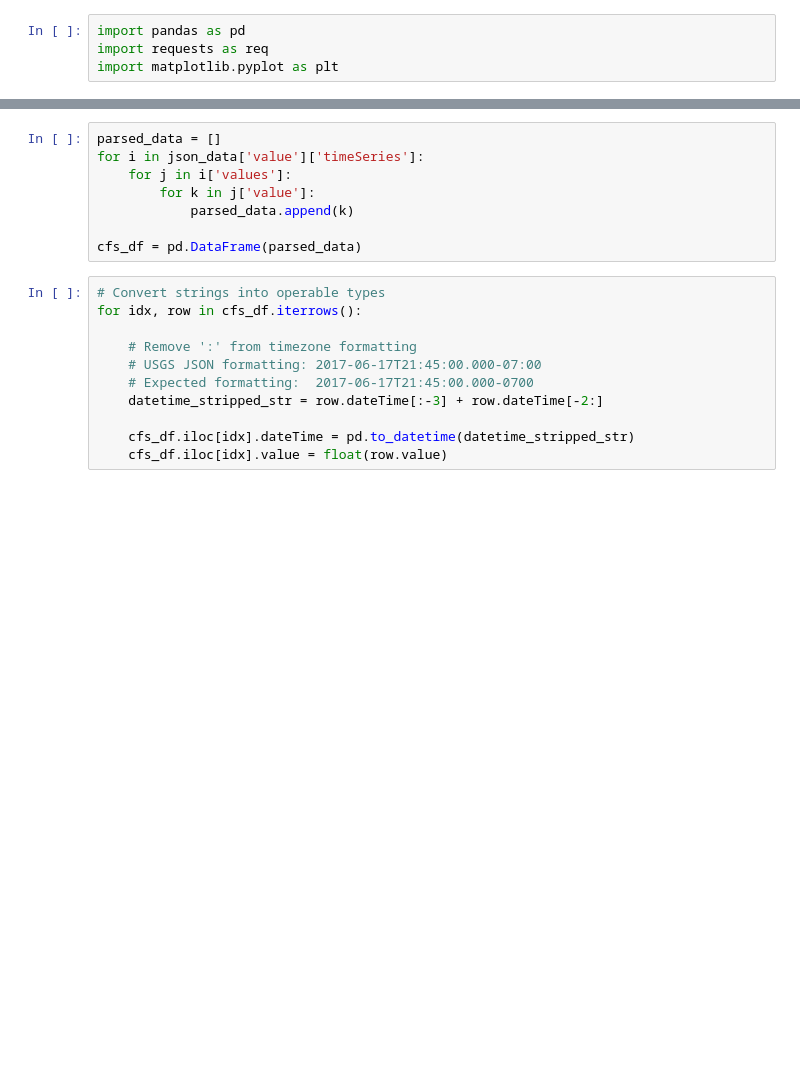
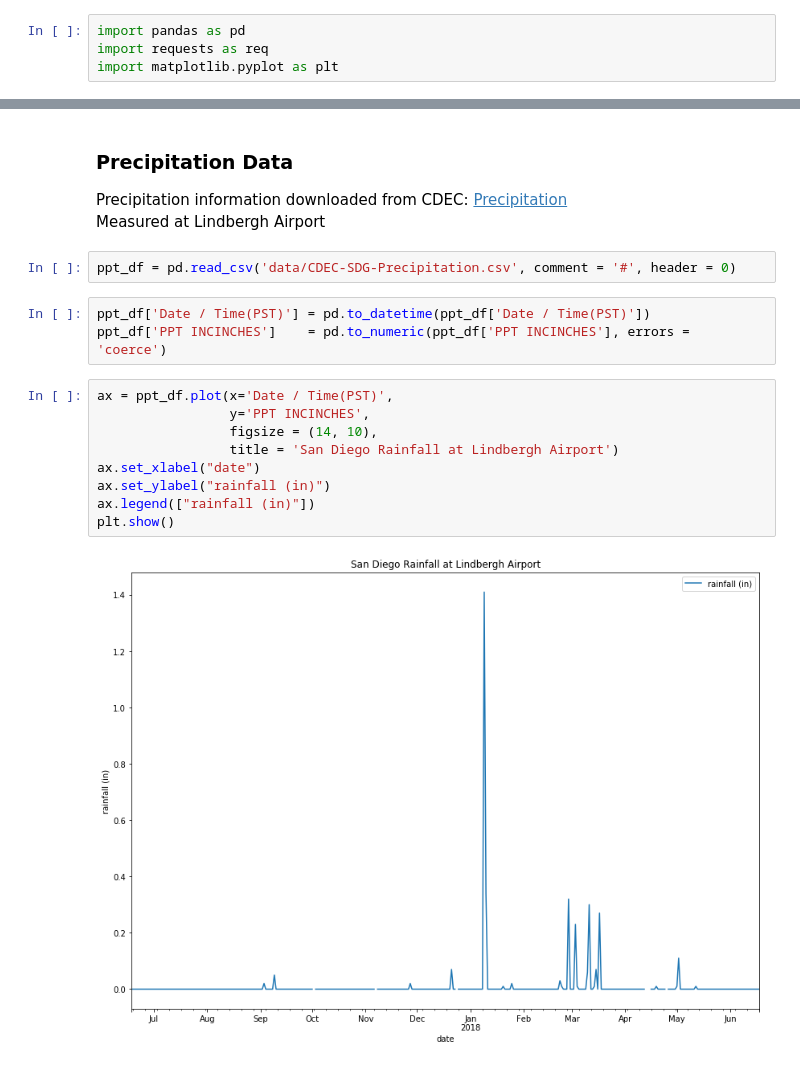
Before and after one commit to azaleax/practice-jupyter-notebook, a Jupyter notebook: flow_rate/Flow Rate Data.ipynb, the cells around one changed output, grey strips where cells are left out. Cells and saved outputs as stored; diff of their text form; blank space fills up the shorter version.

```diff
--- a/flow_rate/Flow Rate Data.ipynb
+++ b/flow_rate/Flow Rate Data.ipynb
@@ -18,19 +7,22 @@ json_data = r.json()
-# %%
-parsed_data = []
-for i in json_data['value']['timeSeries']:
-    for j in i['values']:
-        for k in j['value']:
-            parsed_data.append(k)
-
-cfs_df = pd.DataFrame(parsed_data)
-# %%
-# Convert strings into operable types
-for idx, row in cfs_df.iterrows():
-
-    # Remove ':' from timezone formatting
-    # USGS JSON formatting: 2017-06-17T21:45:00.000-07:00
-    # Expected formatting:  2017-06-17T21:45:00.000-0700
-    datetime_stripped_str = row.dateTime[:-3] + row.dateTime[-2:]
-
-    cfs_df.iloc[idx].dateTime = pd.to_datetime(datetime_stripped_str)
-    cfs_df.iloc[idx].value = float(row.value)
+# %% [markdown]
+### Precipitation Data
+
+Precipitation information downloaded from CDEC: [Precipitation](https://cdec.water.ca.gov/dynamicapp/QueryDaily?s=SDG&end=2018-06-18&span=365days)
+<br>
+Measured at Lindbergh Airport
+# %%
+ppt_df = pd.read_csv('data/CDEC-SDG-Precipitation.csv', comment = '#', header = 0)
+# %%
+ppt_df['Date / Time(PST)'] = pd.to_datetime(ppt_df['Date / Time(PST)'])
+ppt_df['PPT INCINCHES']    = pd.to_numeric(ppt_df['PPT INCINCHES'], errors = 'coerce')
+# %%
+ax = ppt_df.plot(x='Date / Time(PST)',
+                 y='PPT INCINCHES',
+                 figsize = (14, 10),
+                 title = 'San Diego Rainfall at Lindbergh Airport')
+ax.set_xlabel("date")
+ax.set_ylabel("rainfall (in)")
+ax.legend(["rainfall (in)"])
+plt.show()
+# %% [output]
+[figure, added]
```
Also changed, not shown: parts of 7 cells of this notebook, 2 other files.
